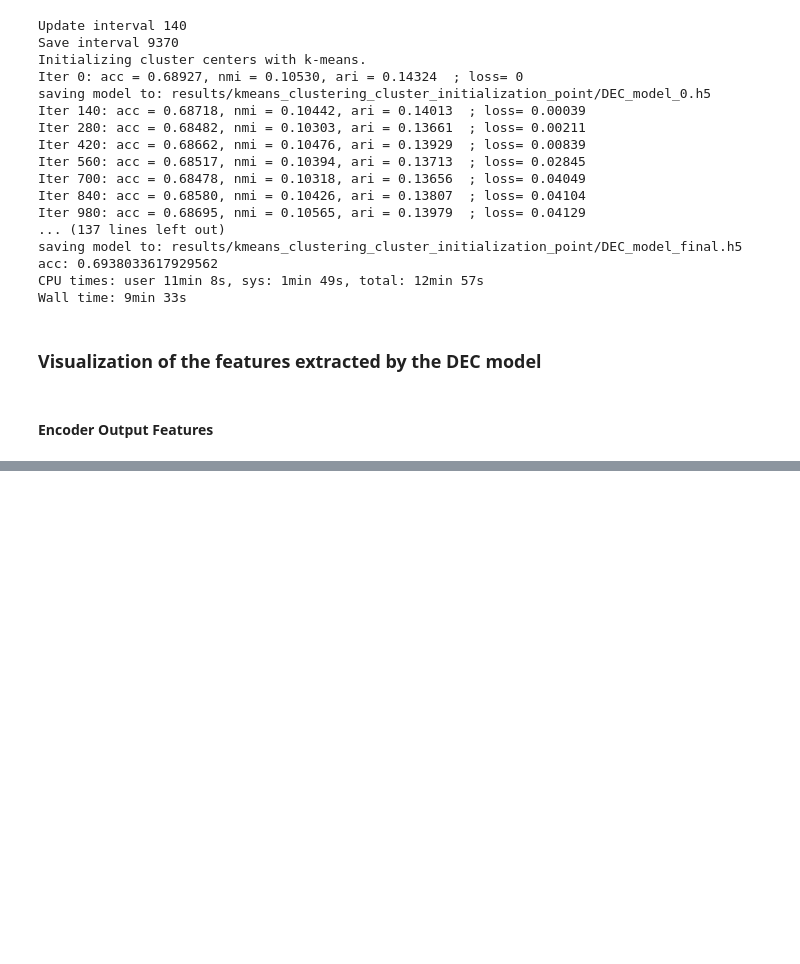
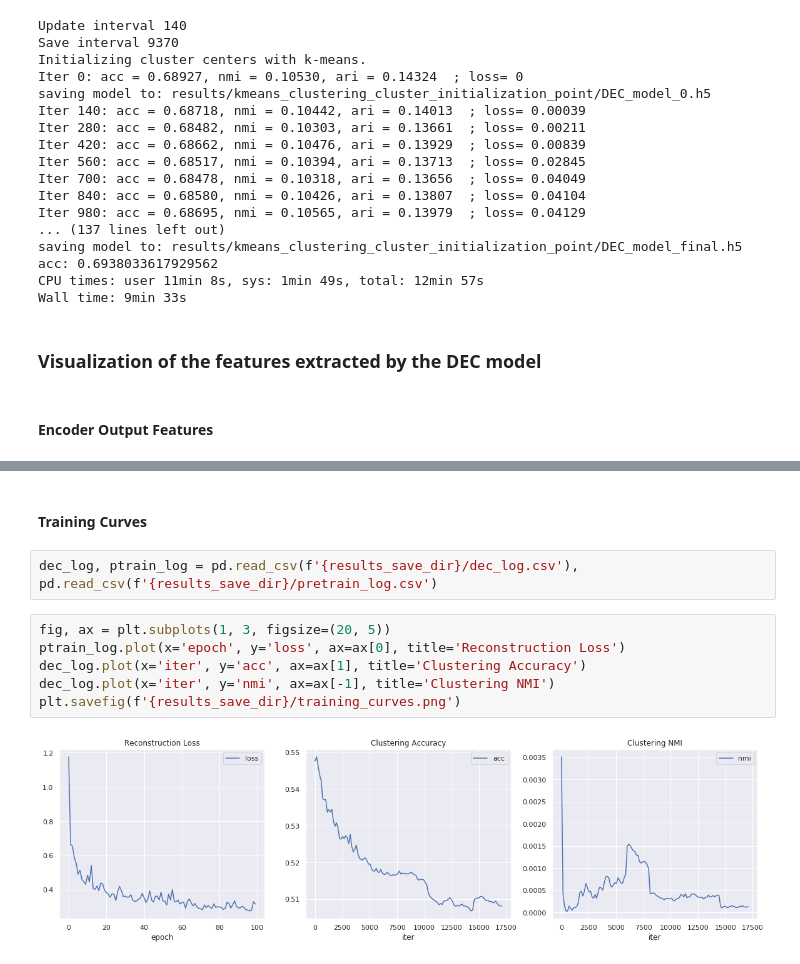
Before and after one commit to goelsaksham/Zooniverse_CNN_Clustering, a Jupyter notebook: src/DEC Supervised Clustering - Execute Notebook.ipynb, the cells around one changed output, grey strips where cells are left out. Saved outputs shown, nothing was run; the diff lists cells and outputs as text; blank space fills up the shorter version.

```diff
--- a/src/DEC Supervised Clustering - Execute Notebook.ipynb
+++ b/src/DEC Supervised Clustering - Execute Notebook.ipynb
@@ -683,3 +697,15 @@ plt.savefig(f'{results_save_dir}/PCAencoding_pca_features.png')
 CPU times: user 6.88 s, sys: 956 ms, total: 7.83 s
 Wall time: 6.04 s
 [figure]
+# %% [markdown]
+#### Training Curves
+# %%
+dec_log, ptrain_log = pd.read_csv(f'{results_save_dir}/dec_log.csv'), pd.read_csv(f'{results_save_dir}/pretrain_log.csv')
+# %%
+fig, ax = plt.subplots(1, 3, figsize=(20, 5))
+ptrain_log.plot(x='epoch', y='loss', ax=ax[0], title='Reconstruction Loss')
+dec_log.plot(x='iter', y='acc', ax=ax[1], title='Clustering Accuracy')
+dec_log.plot(x='iter', y='nmi', ax=ax[-1], title='Clustering NMI')
+plt.savefig(f'{results_save_dir}/training_curves.png')
+# %% [output]
+[figure, added]
```
Also changed, not shown: parts of 5 cells of this notebook, 1 other file.
